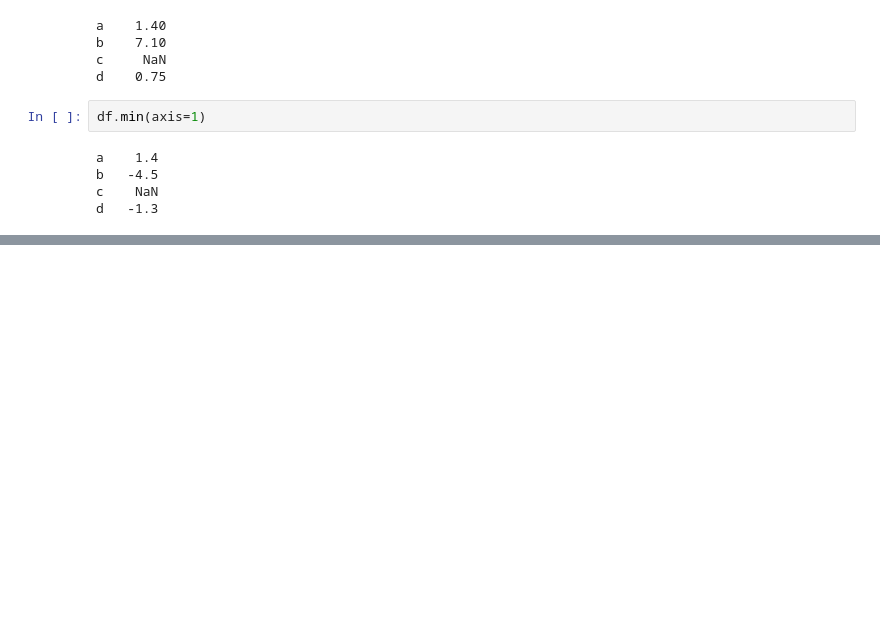
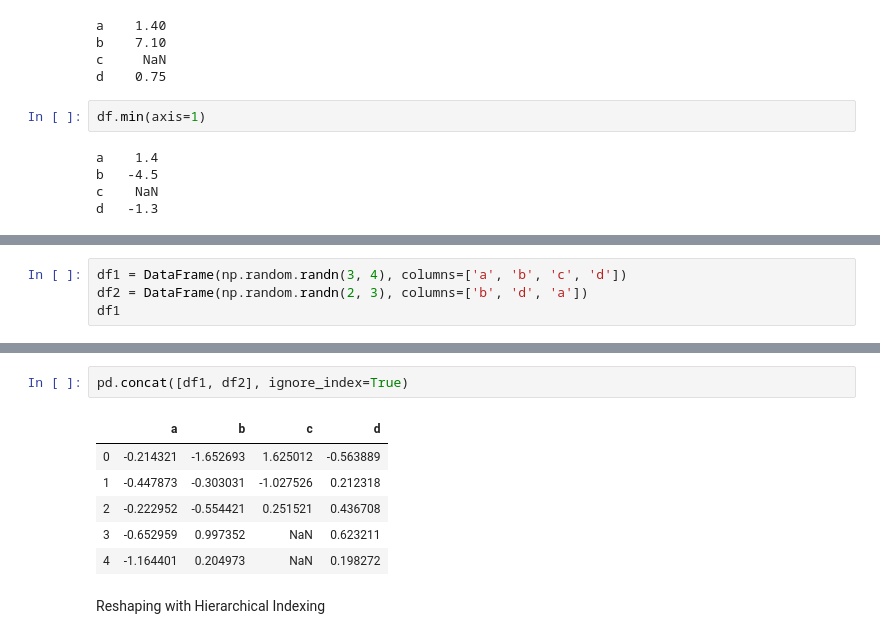
Before and after one commit to aweinstein/ip_notebooks, a Jupyter notebook: pandas_intro.ipynb, the cells around one changed output, grey strips where cells are left out. Saved outputs shown, nothing was run; the diff lists cells and outputs as text; blank space fills up the shorter version.

```diff
--- a/pandas_intro.ipynb
+++ b/pandas_intro.ipynb
@@ -449,0 +567,4 @@ d   -1.3
+# %%
+df1 = DataFrame(np.random.randn(3, 4), columns=['a', 'b', 'c', 'd'])
+df2 = DataFrame(np.random.randn(2, 3), columns=['b', 'd', 'a'])
+df1
@@ -449,0 +582,11 @@ d   -1.3
+# %%
+pd.concat([df1, df2], ignore_index=True)
+# %% [output]
+|  | a | b | c | d |
+| 0 | -0.214321 | -1.652693 | 1.625012 | -0.563889 |
+| 1 | -0.447873 | -0.303031 | -1.027526 | 0.212318 |
+| 2 | -0.222952 | -0.554421 | 0.251521 | 0.436708 |
+| 3 | -0.652959 | 0.997352 | NaN | 0.623211 |
+| 4 | -1.164401 | 0.204973 | NaN | 0.198272 |
+# %% [markdown]
+Reshaping with Hierarchical Indexing
```
Also changed, not shown: parts of 24 cells of this notebook.
